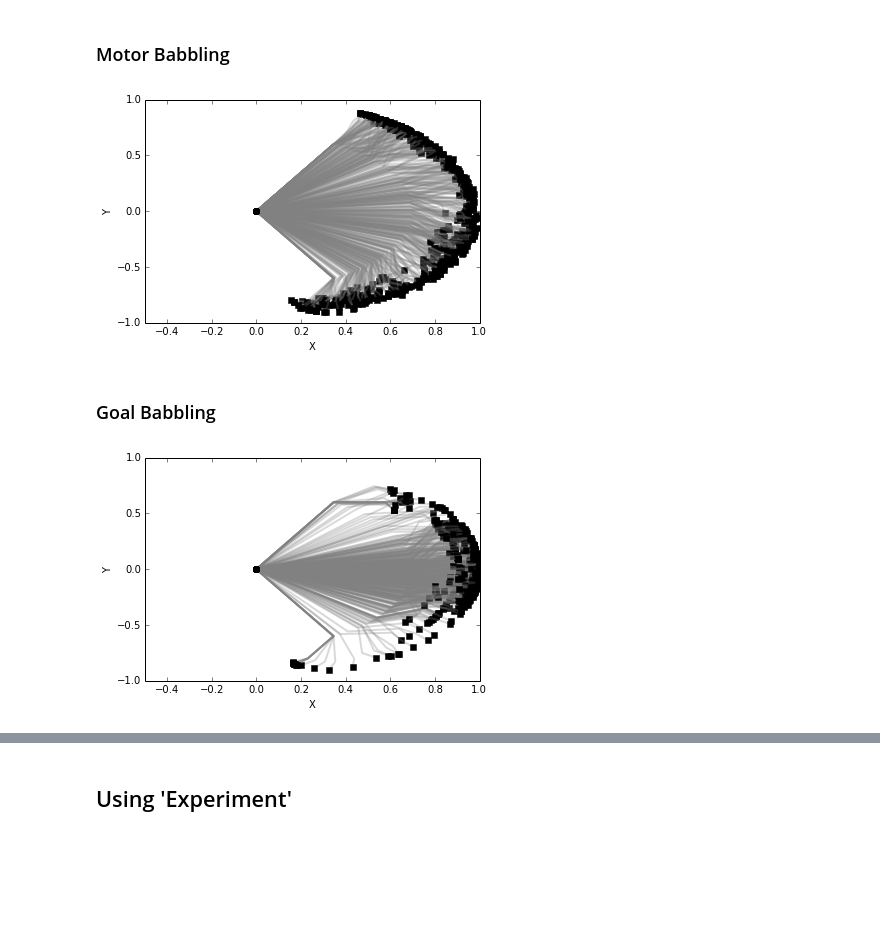
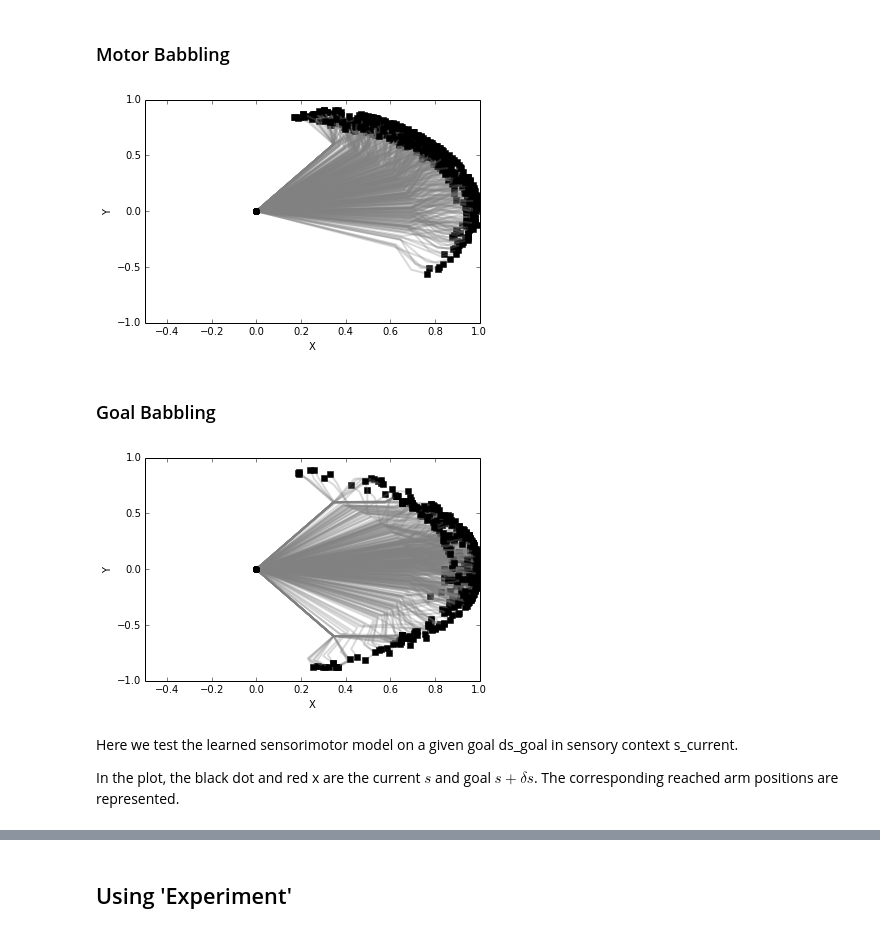
Before and after one commit to flowersteam/explauto, a Jupyter notebook: notebook/learning_with_context.ipynb, the cells around one changed output, grey strips where cells are left out. Drawn from its saved outputs; the diff is of its cells as text; code cells hidden in the pictures; blank space fills up the shorter version.

Commit message:
doc notebook context

```diff
--- a/notebook/learning_with_context.ipynb
+++ b/notebook/learning_with_context.ipynb
@@ -77,0 +108,17 @@ Size of database: 200
+# %%
+# Predict with sensori context
+m = environment.current_motor_position
+dm = [0.1]*3
+c = [0.6] # context
+c_dims = [1] # hand y position
+sds = sm_model.predict_given_context(np.hstack((m, dm)), c, c_dims)
+s = sds[0:2]
+ds = sds[2:4]
+print "Predicted s=", s, "predicted ds=", ds
+
+ax = axes()
+environment.plot(ax)
+environment.update(np.hstack((m, dm)), reset=False)
+environment.plot(ax, color='red')
+ax.plot(*s, marker='o', color='k')
+ax.plot(*list(np.array(s)+np.array(ds)), marker='x', color='red')
@@ -108,13 +166,24 @@ Here we run the whole procedure without resetting the arm and environment to ini
+# %%
+context_mode = dict(choose_m=True,
+                    context_dims=[0,1],
+                    rest_position=[0]*3,
+                    dm_bounds=[[-0.2, -0.2, -0.2],
+                              [0.2, 0.2, 0.2]],
+                    ds_bounds=[[-0.2, -0.2],
+                              [0.2, 0.2]])
+
+environment = ContextEnvironment(env_cls, env_conf, context_mode)
 # %% [markdown]
 ### Motor Babbling
 # %%
 # Random Motor Babbling
 ax = axes()
 environment.reset()
-motor_configurations = environment.random_motors(n=500)
+motor_configurations = environment.random_dm(n=500)
 
 # Plotting 10 random motor configurations:
-for m in motor_configurations:
-    environment.update(m, reset=False)
+for dm in motor_configurations:
+    m = environment.current_motor_position
+    environment.update(np.hstack((m, dm)), reset=False)
     environment.plot(ax)
 # %% [output]
@@ -123,13 +192,13 @@ for m in motor_configurations:
 ### Goal Babbling
 # %%
 # Random Goal Babbling
-im_model = RandomInterest(conf, conf.s_dims)
+im_model = RandomInterest(environment.conf, environment.conf.s_dims)
 
 # Reset environment
 environment.reset()
 
 # Reset sensorimotor model
-sm_model = SensorimotorModel.from_configuration(conf, 'NN', 'default')
+sm_model = SensorimotorModel.from_configuration(environment.conf, 'NN', 'default')
 
 c_dims = [0, 1] # hand position's dimensions
 
@@ -143,7 +212,6 @@ for _ in range(500):
     s = environment.current_sensori_position
     # sample a random sensory goal using the interest model:
     ds_g = im_model.sample_given_context(s, c_dims)
-    #print "sample ds=", ds_g
     # infer a motor command to reach that goal using the sensorimotor model:
     mdm = sm_model.inverse_prediction(np.hstack((s, ds_g)))
     # execute this command and observe the corresponding sensory effect:
@@ -241,33 +320,33 @@ environment = ContextEnvironment(env_cls, env_conf, context_mode)
 # %%
 # Random Motor Babbling
 ax = axes()
 environment.reset()
-motor_configurations = environment.random_motors(n=500)
+motor_configurations = environment.random_dm(n=500)
 
-for mdm in motor_configurations:
+for dm in motor_configurations:
 
     m = list(environment.current_motor_position)
-    environment.update(np.hstack((m, mdm[len(mdm)/2:])), reset=False)
+    environment.update(np.hstack((m, dm)), reset=False)
     environment.plot(ax, alpha=0.3)
 # %% [output]
-[figure, old version]
+[figure, new version]
 # %% [markdown]
 ### Goal Babbling
 # %%
 ax = axes()
 
 # Random Goal Babbling
-im_model = RandomInterest(conf, conf.s_dims)
+im_model = RandomInterest(environment.conf, environment.conf.s_dims)
 
 # Reset environment
 environment.reset()
 
 # Reset sensorimotor model
-sm_model = SensorimotorModel.from_configuration(conf, 'NN', 'default')
+sm_model = SensorimotorModel.from_configuration(environment.conf, 'NN', 'default')
 
 c_dims = [0, 1] # hand position's dimensions
 
-# Add one point to boostrap sensorimotor model
+# Add points to boostrap sensorimotor model
 for i in range(10):
     sm_model.update([0.]*6, np.hstack((environment.current_sensori_position, [0., 0.])))
 
@@ -278,8 +357,6 @@ out_dims = range(3, 6)
 for i in range(500):
     if np.mod(i, context_mode['reset_iterations']) == 0:
         environment.reset()
-        #print "Iteration", i, "Reset environment"
-    #print
     m = list(environment.current_motor_position)
     s = list(environment.current_sensori_position)
 
@@ -300,7 +377,12 @@ for i in range(500):
     environment.plot(ax, alpha=0.3)
     #print "m", m, "s", s, "ds_g", ds_g, "dm", dm
 # %% [output]
-[figure, old version]
+[figure, new version]
+# %% [markdown]
+Here we test the learned sensorimotor model on a given goal ds_goal in sensory context s_current.
+
+In the plot, the black dot and red x are the current $s$ and goal $s + \delta s$.
+The corresponding reached arm positions are represented.
 # %%
 # Inverse with sensorimotor context: dM <- i(M, S, dS)
 ax = axes()
```
Also changed, not shown: parts of 40 cells of this notebook, 1 other file.
